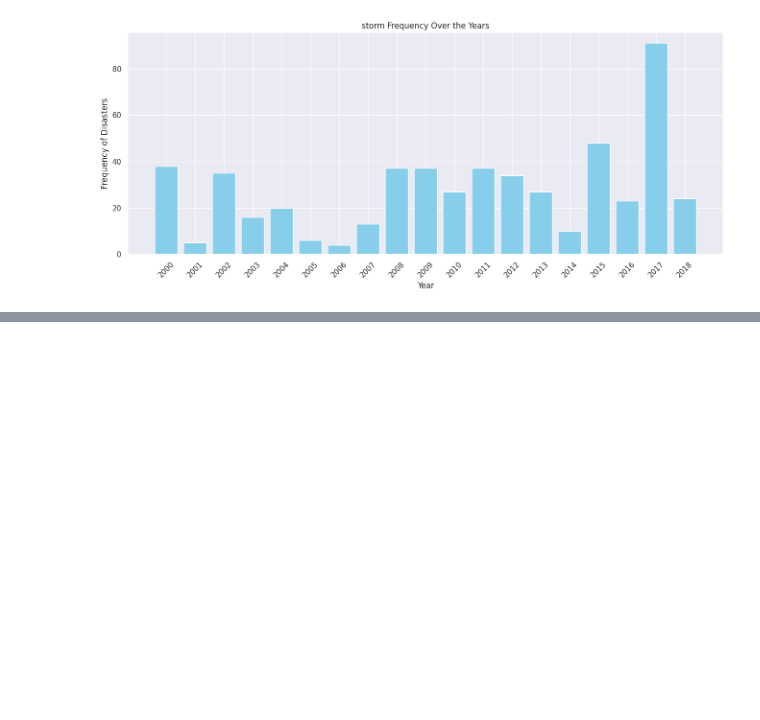
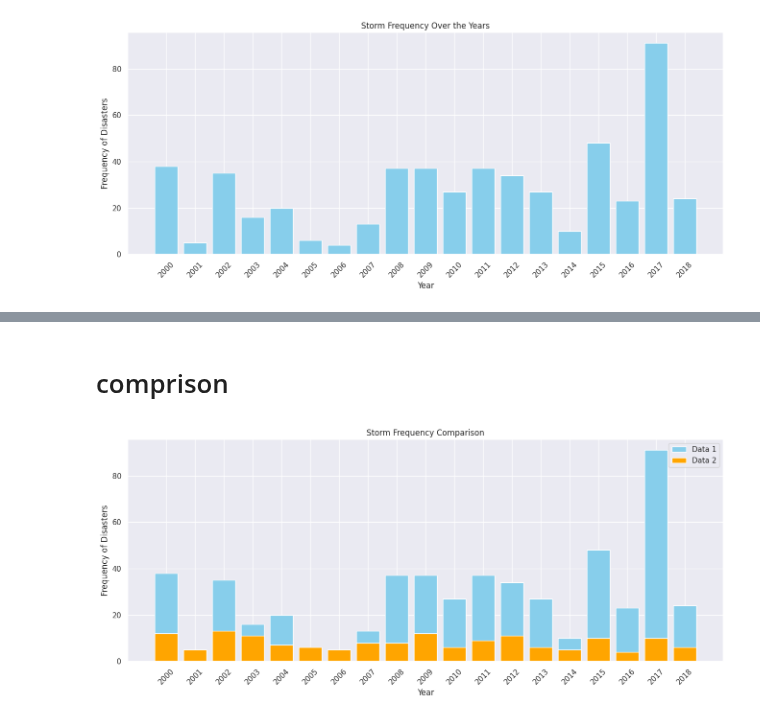
Before and after one commit to 0xpix/CERI-Project, a Jupyter notebook: notebooks/EDA.ipynb, the cells around one changed output, grey strips where cells are left out. Saved outputs shown, nothing was run; the diff lists cells and outputs as text; code cells hidden in the pictures; blank space fills up the shorter version.

```diff
--- a/notebooks/EDA.ipynb
+++ b/notebooks/EDA.ipynb
@@ -359,2 +362,4 @@ africa_filtered_data
+# %%
+africa_Disasters_2000_2018['Disaster type'] = africa_Disasters_2000_2018['Disaster type'].str.capitalize()
 # %%
 # Flood freq over time from 2000 - 2018
@@ -426,0 +504,47 @@ africa_Disasters_2000_2018.to_csv(Path_file)
+# %% [markdown]
+# comprison
+# %%
+def compare_disaster_frequency(data1, data2, disaster_filter):
+    # Extract year from date if there is no column Year in data1
+    if 'Year' not in data1.columns:
+        # Check for both cases: YYYY/MM and YYYY/MM/DD
+        if data1['Date'].str.contains('/').any():
+            data1['Year'] = pd.to_datetime(data1['Date'], format='%Y/%m').dt.year
+        else:
+            data1['Year'] = pd.to_datetime(data1['Date'], format='%Y').dt.year
+
+    # Extract year from date if there is no column Year in data2
+    if 'Year' not in data2.columns:
+        # Check for both cases: YYYY/MM and YYYY/MM/DD
+        if data2['Date'].str.contains('/').any():
+            data2['Year'] = pd.to_datetime(data2['Date'], format='%Y/%m').dt.year
+        else:
+            data2['Year'] = pd.to_datetime(data2['Date'], format='%Y').dt.year
+
+    # Group by Year and Disaster Type and count frequency for data1
+    disaster_counts1 = data1.groupby(['Year', 'Disaster type']).size().reset_index(name='Frequency')
+
+    # Group by Year and Disaster Type and count frequency for data2
+    disaster_counts2 = data2.groupby(['Year', 'Disaster type']).size().reset_index(name='Frequency')
+
+    # Filter the data for data1
+    filtered_data1 = disaster_counts1[disaster_counts1['Disaster type'] == disaster_filter].reset_index(drop=True)
+
+    # Filter the data for data2
+    filtered_data2 = disaster_counts2[disaster_counts2['Disaster type'] == disaster_filter].reset_index(drop=True)
+
+    plt.figure(figsize=(16, 6))
+    # Create a bar plot for data1
+    plt.bar(filtered_data1['Year'].astype(str), filtered_data1['Frequency'], color='skyblue', align='center', label='Data 1')
+    # Create a bar plot for data2
+    plt.bar(filtered_data2['Year'].astype(str), filtered_data2['Frequency'], color='orange', align='center', label='Data 2')
+    plt.xlabel('Year')
+    plt.ylabel('Frequency of Disasters')
+    plt.title(f'{disaster_filter} Frequency Comparison')
+    plt.xticks(rotation=45)  # Rotate x-axis labels for better readability
+    plt.legend()
+    plt.show()
+# %%
+compare_disaster_frequency(africa_Disasters_2000_2018, africa_climate_Disasters_2000_2018, 'Storm')
+# %% [output]
+[figure, added]
```
Also changed, not shown: parts of 22 cells of this notebook.
